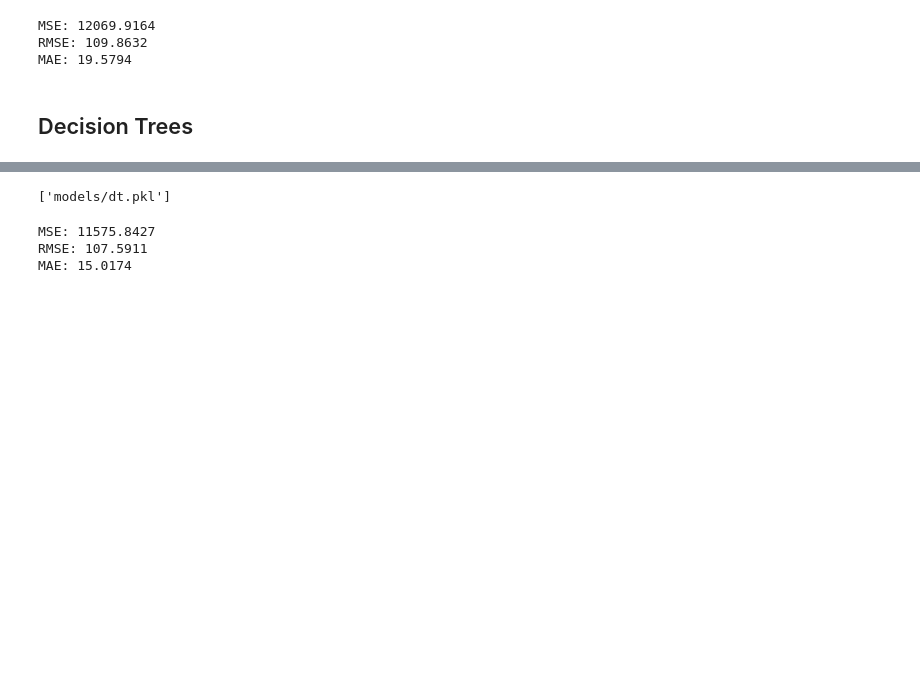
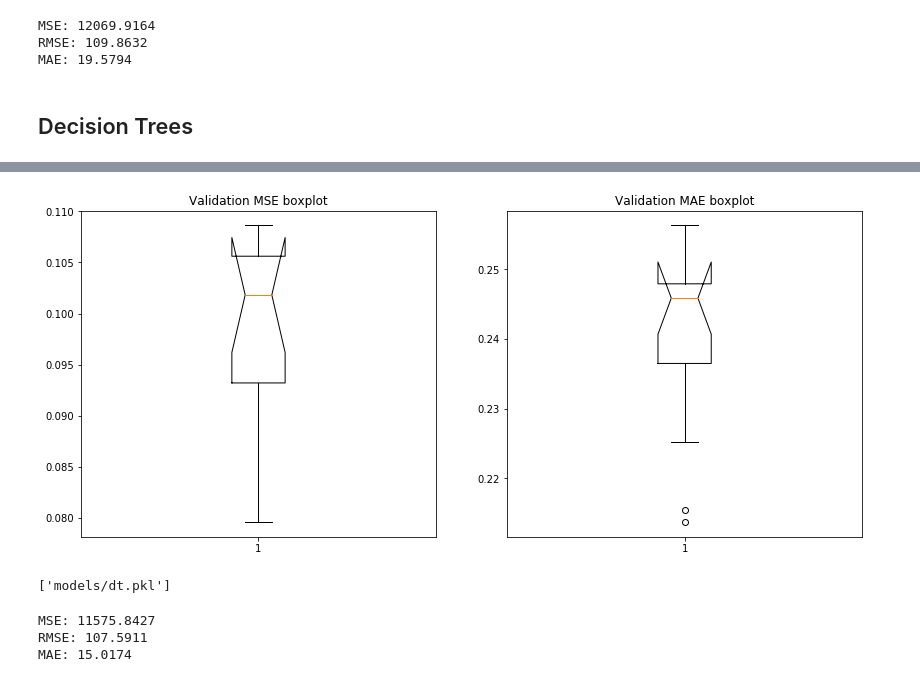
Before and after one commit to dsanmartin/INF578-PJ, a Jupyter notebook: code/Proyecto.ipynb, the cells around one changed output, grey strips where cells are left out. Saved outputs shown, nothing was run; the diff lists cells and outputs as text; code cells hidden in the pictures; blank space fills up the shorter version.

```diff
--- a/code/Proyecto.ipynb
+++ b/code/Proyecto.ipynb
@@ -200,5 +197,15 @@ def printScores(y_real, y_hat):
     print("MSE: %.4f" %  mean_squared_error(y_real, y_hat))
     print("RMSE: %.4f" % np.sqrt(mean_squared_error(y_real, y_hat)))
     print("MAE: %.4f" % mean_absolute_error(y_real, y_hat))
+# %%
+def plotBP(model):
+    plt.figure(figsize=(14, 6))
+    plt.subplot(1, 2, 1)
+    plt.boxplot(abs(model.cv_results_['mean_test_neg_mean_squared_error']), notch=True)
+    plt.title("Validation MSE boxplot")
+    plt.subplot(1, 2, 2)
+    plt.boxplot(abs(model.cv_results_['mean_test_neg_mean_absolute_error']), notch=True)
+    plt.title("Validation MAE boxplot")
+    plt.show()
 # %%
 def checkRFECV(model, dataset, target):
@@ -388,3 +399,7 @@ CVScores(dtr_models[dtr_m])
+# %%
+plotBP(dtr_models[dtr_m])
+# %% [output]
+[figure, added]
 # %%
 joblib.dump(dtr_models[dtr_m].best_estimator_, 'models/dt.pkl')
 # %% [output]
```
Also changed, not shown: parts of 57 cells of this notebook, 8 other files.
